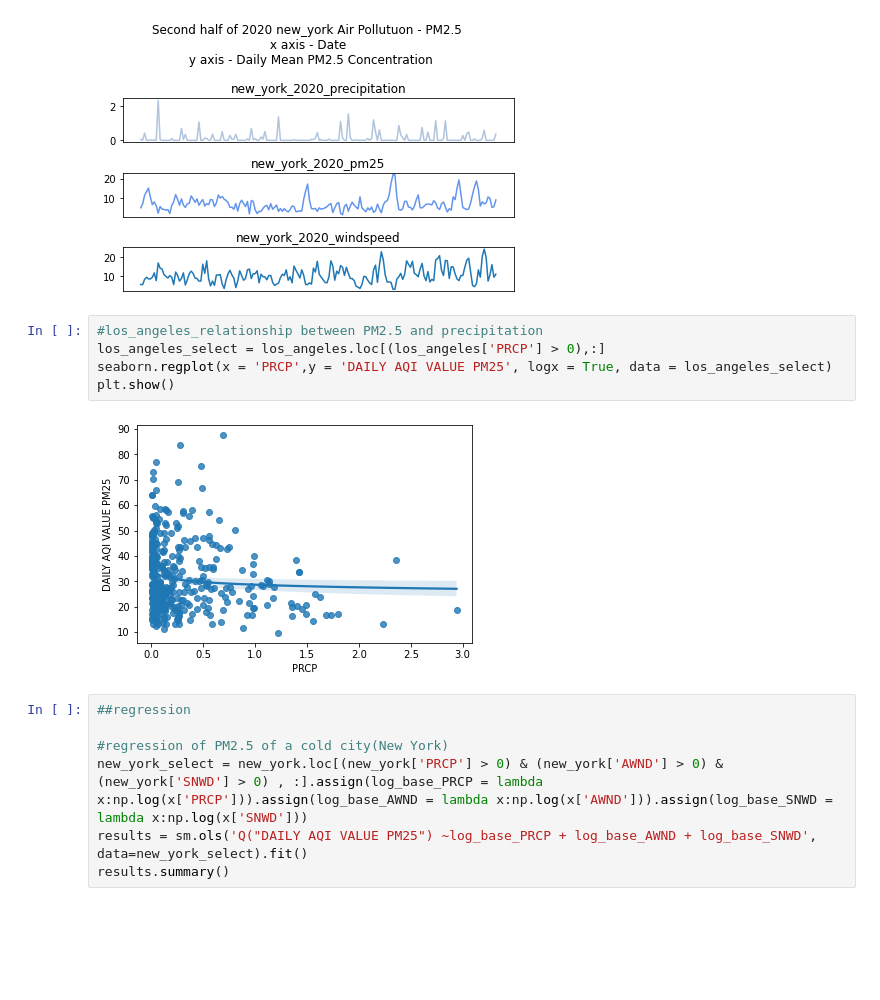
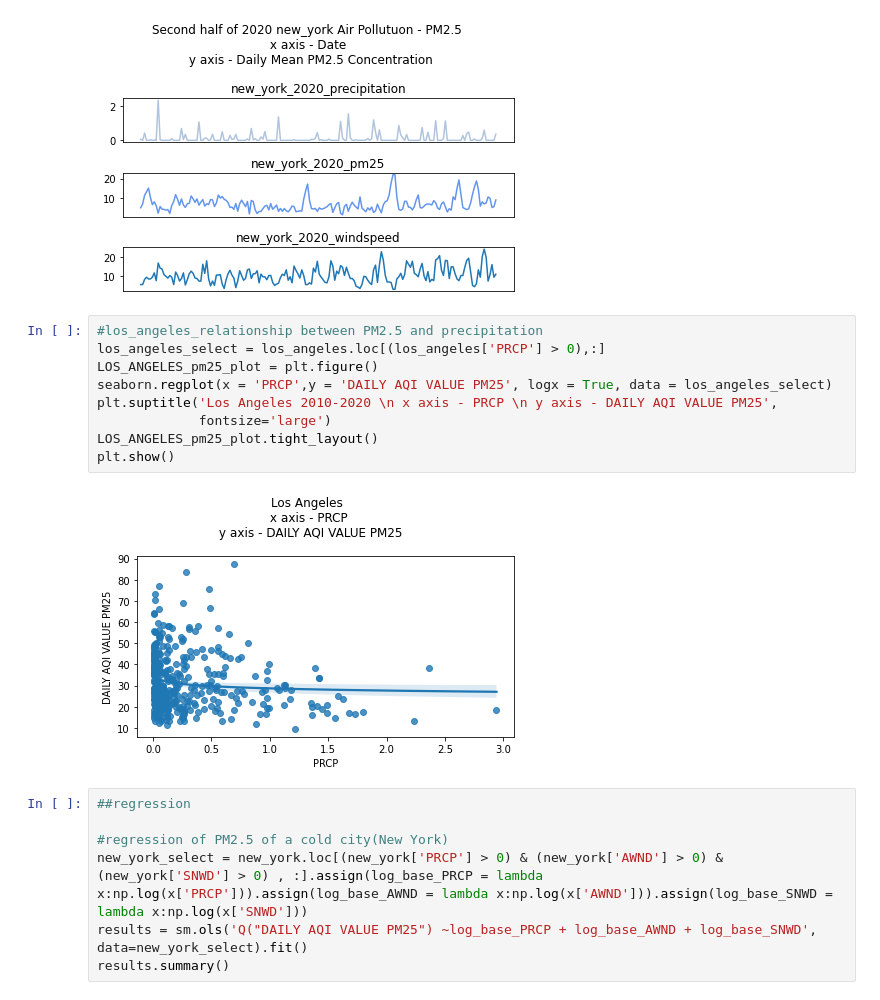
Before and after one commit to ywwang1314/python_midterm_project, a Jupyter notebook: code.ipynb, the cells around one changed output. Saved outputs shown, nothing was run; the diff lists cells and outputs as text; blank space fills up the shorter version.

Commit message:
plot add title

```diff
--- a/code.ipynb
+++ b/code.ipynb
@@ -421,10 +421,14 @@ plt.show()
 # %%
 #los_angeles_relationship between PM2.5 and precipitation
 los_angeles_select = los_angeles.loc[(los_angeles['PRCP'] > 0),:]
+LOS_ANGELES_pm25_plot = plt.figure()
 seaborn.regplot(x = 'PRCP',y = 'DAILY AQI VALUE PM25', logx = True, data = los_angeles_select)
+plt.suptitle('Los Angeles 2010-2020 \n x axis - PRCP \n y axis - DAILY AQI VALUE PM25',
+             fontsize='large')
+LOS_ANGELES_pm25_plot.tight_layout()
 plt.show()
 # %% [output]
-[figure, old version]
+[figure, new version]
 # %%
 ##regression
 
```
